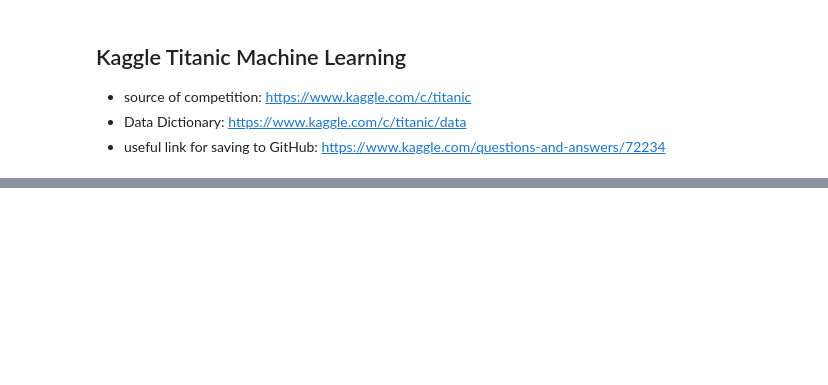
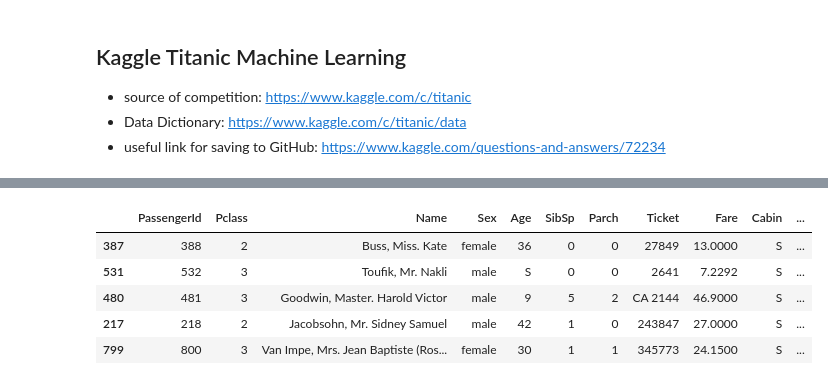
Before and after one commit to radleap/Machine-Learning-Kaggle-Titanic, a Jupyter notebook: titanic-test-20201122.ipynb, the cells around one changed output, grey strips where cells are left out. Cells and saved outputs as stored; diff of their text form; code cells hidden in the pictures; blank space fills up the shorter version.

```diff
--- a/titanic-test-20201122.ipynb
+++ b/titanic-test-20201122.ipynb
@@ -40,0 +180,10 @@ profile.to_widgets()
+# %%
+df_train_split['Cabin_aug'] = df_train_split['Cabin_aug'].apply(lambda x: None if x == 'S' else x) #setting to Nan
+df_train_split.head(5)
+# %% [output]
+|  | PassengerId | Pclass | Name | Sex | Age | SibSp | Parch | Ticket | Fare | Cabin | ... |
+| 387 | 388 | 2 | Buss, Miss. Kate | female | 36 | 0 | 0 | 27849 | 13.0000 | S | ... |
+| 531 | 532 | 3 | Toufik, Mr. Nakli | male | S | 0 | 0 | 2641 | 7.2292 | S | ... |
+| 480 | 481 | 3 | Goodwin, Master. Harold Victor | male | 9 | 5 | 2 | CA 2144 | 46.9000 | S | ... |
+| 217 | 218 | 2 | Jacobsohn, Mr. Sidney Samuel | male | 42 | 1 | 0 | 243847 | 27.0000 | S | ... |
+| 799 | 800 | 3 | Van Impe, Mrs. Jean Baptiste (Ros... | female | 30 | 1 | 1 | 345773 | 24.1500 | S | ... |
```
Also changed, not shown: parts of 21 cells of this notebook, 1 other file.
